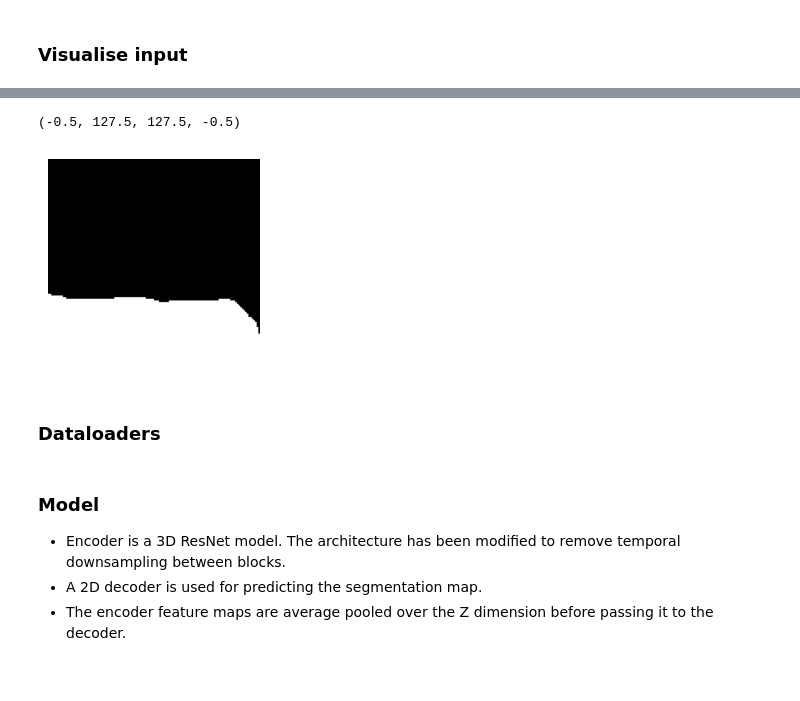
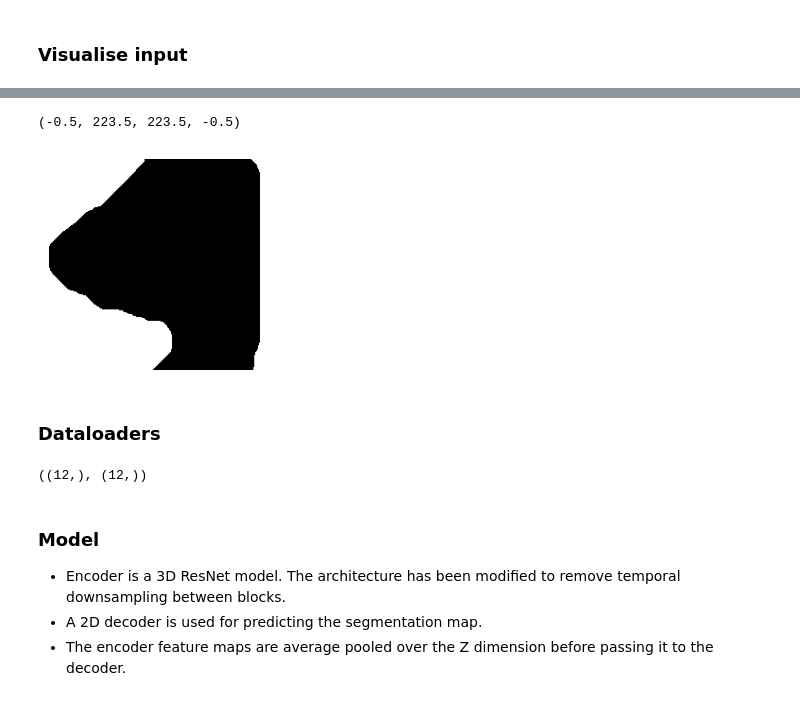
Before and after one commit to fummicc1/kaggle-ink-detection, a Jupyter notebook: 3d-resnet-train.ipynb, the cells around one changed output, grey strips where cells are left out. Cells and saved outputs as stored; diff of their text form; code cells hidden in the pictures.

```diff
--- a/3d-resnet-train.ipynb
+++ b/3d-resnet-train.ipynb
@@ -81,6 +85,7 @@ COMP_DATASET_PATH = "/home/fummicc1/codes/competitions/kaggle-ink-detection/"
 ### Load data
 # %%
 def resize(img):
+    return img
     current_height, current_width = img.shape[:2]
     aspect_ratio = current_width / current_height
     new_height = RESIZE_HEIGHT
@@ -91,12 +96,12 @@ def resize(img):
     return img
 # %%
 def load_mask(split, index):
-    img = cv2.imread(f"{DATA_DIR}/{split}/{index}/mask.png", 0) // 255
+    img = cv2.imread(f"{CFG.DATA_DIR}/{split}/{index}/mask.png", 0) // 255
     img = resize(img)
     return img
 
 def load_labels(split, index):
-    img = cv2.imread(f"{DATA_DIR}/{split}/{index}/inklabels.png", 0) // 255
+    img = cv2.imread(f"{CFG.DATA_DIR}/{split}/{index}/inklabels.png", 0) // 255
     img = resize(img)
     return img
 # %%
@@ -116,11 +123,11 @@ def read_image(mode, fragment_id):
     idxs = range(start, end)
 
     for i in tqdm(idxs):
-        image = cv2.imread(COMP_DATASET_PATH + f"{mode}/{fragment_id}/surface_volume/{i:02}.tif", -1)
+        image = cv2.imread(CFG.COMP_DATASET_PATH + f"{mode}/{fragment_id}/surface_volume/{i:02}.tif", -1)
         # image = cv2.imread(CFG.comp_dataset_path + f"{mode}/{fragment_id}/surface_volume/{i:02}.tif", 0)
 
         # print(image.max())
-        image = resize(image).astype(np.uint16)
+        image = resize(image).astype(np.float32)
         # print(image.max())
 
         # pad0 = (CROP_SIZE - image.shape[0] % CROP_SIZE)
@@ -129,7 +136,7 @@ def read_image(mode, fragment_id):
         # image = np.pad(image, [(0, pad0), (0, pad1)], constant_values=0)
         # print(image.max())
         images.append(image)
-    images = np.stack(images, axis=2, dtype=np.uint16)
+    images = np.stack(images, axis=2, dtype=np.float32)
     # print(images.max())
     return images
 # %%
@@ -204,10 +204,10 @@ plt.imshow(FRAGMENTS_ZARR["1"]["surface_volume"][:,:,0])
 ### Visualise input
 # %%
 fragment_id = FRAGMENTS_ZARR["1"]
-x, y = 1000, 900
+x, y = 3000, 4000
 
 # np.unique(FRAGMENTS_ZARR["1"]["surface_volume"][y:y+CROP_SIZE, x:x+CROP_SIZE, :])
-fragment_cropped = fetch_fragment_crop("1", y, y+CROP_SIZE, x, x+CROP_SIZE, Z_START, Z_START+Z_DIMS)
+fragment_cropped = fetch_fragment_crop("1", y, y+CFG.CROP_SIZE, x, x+CFG.CROP_SIZE, CFG.Z_START, CFG.Z_START+CFG.Z_DIM)
 imageio.mimwrite("fragment_crop.mp4", (fragment_cropped.transpose(2, 0, 1) / 255), "ffmpeg")
 Video("fragment_crop.mp4", height=256, width=256)
 # %% [output]
@@ -231,20 +226,20 @@ Lossy conversion from float64 to uint8. Range [39.65882352941176, 200.9960784313
 [interactive output not drawn]
 # %%
-mask_cropped = fragment_id["truth"][y:y+CROP_SIZE, x:x+CROP_SIZE]
+mask_cropped = fragment_id["truth"][y:y+CFG.CROP_SIZE, x:x+CFG.CROP_SIZE]
 # ir_cropped = fragment_id["infrared"][y:y+CROP_SIZE, x:x+CROP_SIZE]
 
 plt.figure(figsize=(6, 3))
 plt.subplot(1, 2, 1)
 plt.imshow(mask_cropped, cmap="gray")
 plt.axis("off")
 
 # plt.subplot(1, 2, 2)
 # plt.imshow(ir_cropped, cmap="gray")
 # plt.axis("off")
 # plt.show()
 # %% [output]
-(-0.5, 127.5, 127.5, -0.5)
+(-0.5, 223.5, 223.5, -0.5)
-[figure, old version]
+[figure, new version]
 # %%
 # del fragment_id, fragment_cropped, mask_cropped, ir_cropped
 # gc.collect()
@@ -328,3 +314,7 @@ class VesuviusTrain(Dataset):
+# %%
+ALL_MEAN_STD["1"][0].shape, ALL_MEAN_STD["1"][1].shape
+# %% [output]
+((12,), (12,))
 # %%
 class VesuviusVal(Dataset):
     def __init__(self, fragment_id):
```
Also changed, not shown: parts of 18 cells of this notebook, 1 other file.
